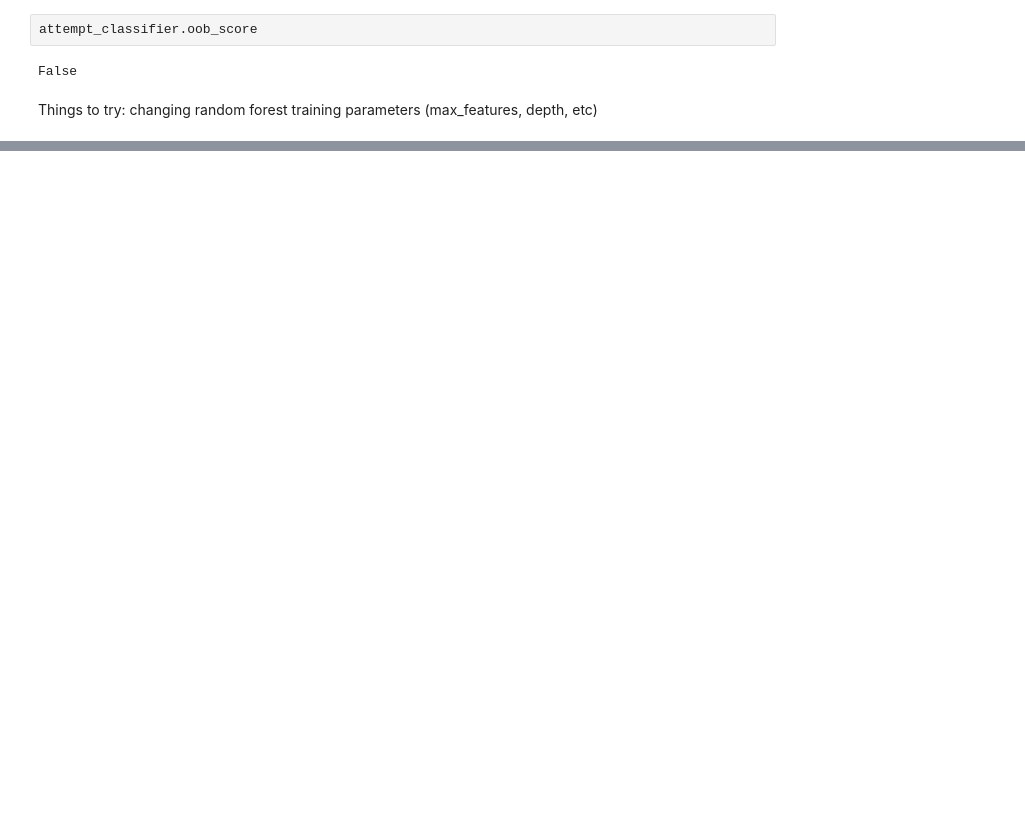
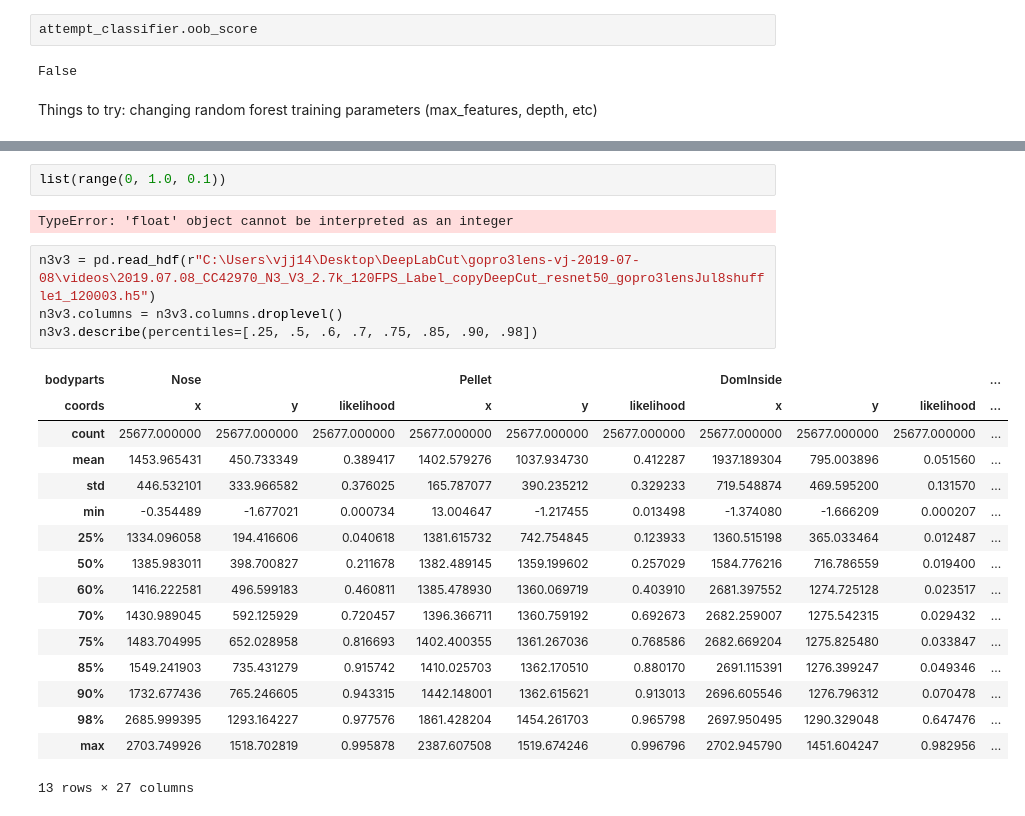
Before and after one commit to vjann/DLC, a Jupyter notebook: notebooks/data_notebooks/data_gopro3lens.ipynb, the cells around one changed output, grey strips where cells are left out. Cells and saved outputs as stored; diff of their text form; blank space fills up the shorter version.

```diff
--- a/notebooks/data_notebooks/data_gopro3lens.ipynb
+++ b/notebooks/data_notebooks/data_gopro3lens.ipynb
@@ -659,0 +699,25 @@ KeyboardInterrupt:
+# %%
+list(range(0, 1.0, 0.1))
+# %% [output]
+TypeError: 'float' object cannot be interpreted as an integer
+# %%
+n3v3 = pd.read_hdf(r"C:\Users\vjj14\Desktop\DeepLabCut\gopro3lens-vj-2019-07-08\videos\2019.07.08_CC42970_N3_V3_2.7k_120FPS_Label_copyDeepCut_resnet50_gopro3lensJul8shuffle1_120003.h5")
+n3v3.columns = n3v3.columns.droplevel()
+n3v3.describe(percentiles=[.25, .5, .6, .7, .75, .85, .90, .98])
+# %% [output]
+| bodyparts | Nose |  |  | Pellet |  |  | DomInside |  |  | ... |
+| coords | x | y | likelihood | x | y | likelihood | x | y | likelihood | ... |
+| count | 25677.000000 | 25677.000000 | 25677.000000 | 25677.000000 | 25677.000000 | 25677.000000 | 25677.000000 | 25677.000000 | 25677.000000 | ... |
+| mean | 1453.965431 | 450.733349 | 0.389417 | 1402.579276 | 1037.934730 | 0.412287 | 1937.189304 | 795.003896 | 0.051560 | ... |
+| std | 446.532101 | 333.966582 | 0.376025 | 165.787077 | 390.235212 | 0.329233 | 719.548874 | 469.595200 | 0.131570 | ... |
+| min | -0.354489 | -1.677021 | 0.000734 | 13.004647 | -1.217455 | 0.013498 | -1.374080 | -1.666209 | 0.000207 | ... |
+| 25% | 1334.096058 | 194.416606 | 0.040618 | 1381.615732 | 742.754845 | 0.123933 | 1360.515198 | 365.033464 | 0.012487 | ... |
+| 50% | 1385.983011 | 398.700827 | 0.211678 | 1382.489145 | 1359.199602 | 0.257029 | 1584.776216 | 716.786559 | 0.019400 | ... |
+| 60% | 1416.222581 | 496.599183 | 0.460811 | 1385.478930 | 1360.069719 | 0.403910 | 2681.397552 | 1274.725128 | 0.023517 | ... |
+| 70% | 1430.989045 | 592.125929 | 0.720457 | 1396.366711 | 1360.759192 | 0.692673 | 2682.259007 | 1275.542315 | 0.029432 | ... |
+| 75% | 1483.704995 | 652.028958 | 0.816693 | 1402.400355 | 1361.267036 | 0.768586 | 2682.669204 | 1275.825480 | 0.033847 | ... |
+| 85% | 1549.241903 | 735.431279 | 0.915742 | 1410.025703 | 1362.170510 | 0.880170 | 2691.115391 | 1276.399247 | 0.049346 | ... |
+| 90% | 1732.677436 | 765.246605 | 0.943315 | 1442.148001 | 1362.615621 | 0.913013 | 2696.605546 | 1276.796312 | 0.070478 | ... |
+| 98% | 2685.999395 | 1293.164227 | 0.977576 | 1861.428204 | 1454.261703 | 0.965798 | 2697.950495 | 1290.329048 | 0.647476 | ... |
+| max | 2703.749926 | 1518.702819 | 0.995878 | 2387.607508 | 1519.674246 | 0.996796 | 2702.945790 | 1451.604247 | 0.982956 | ... |
+13 rows × 27 columns
```
Also changed, not shown: parts of 16 cells of this notebook, 2 other files.
